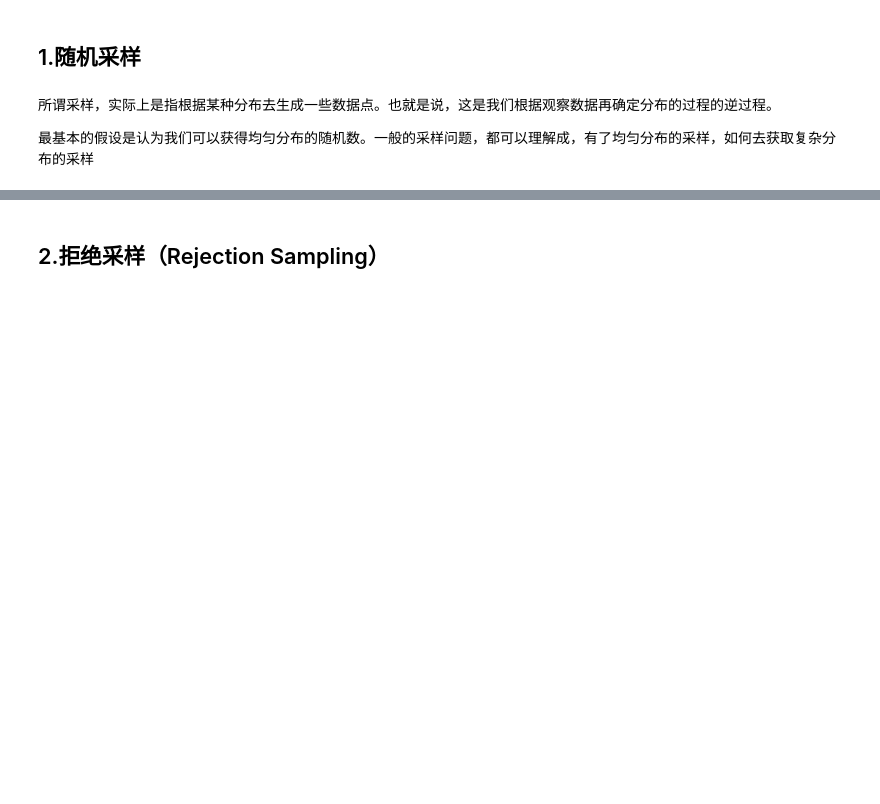
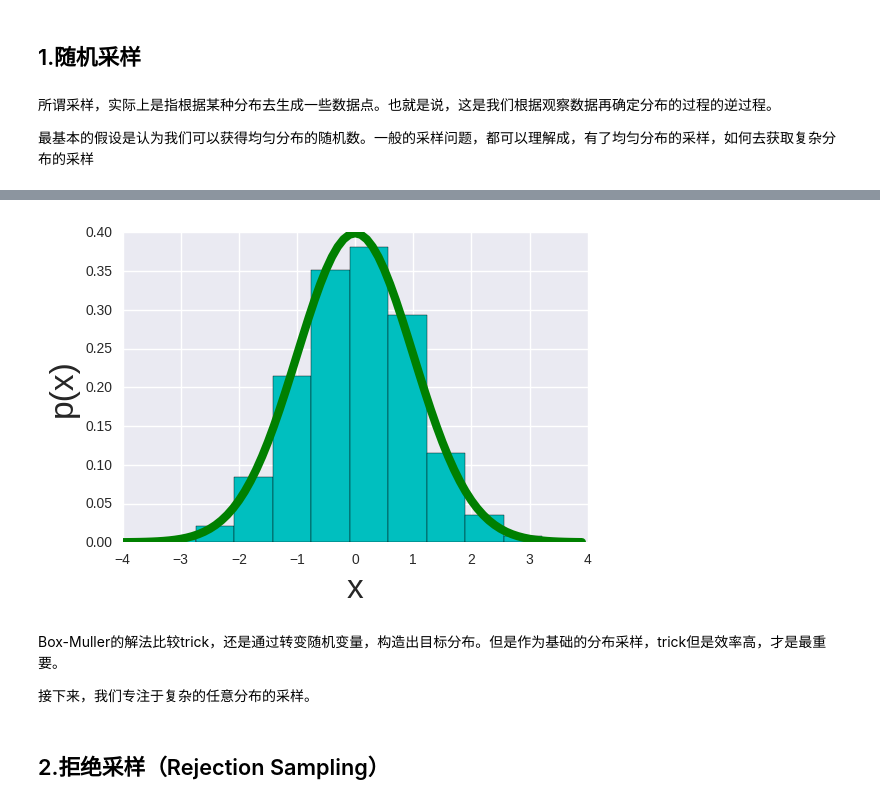
Before and after one commit to applenob/machine_learning_basic, a Jupyter notebook: 1_MCMC.ipynb, the cells around one changed output, grey strips where cells are left out. Saved outputs shown, nothing was run; the diff lists cells and outputs as text; code cells hidden in the pictures; blank space fills up the shorter version.

```diff
--- a/1_MCMC.ipynb
+++ b/1_MCMC.ipynb
@@ -9,3 +12,48 @@
+# %%
+# Code from Chapter 14 of Machine Learning: An Algorithmic Perspective
+# by Stephen Marsland (http://seat.massey.ac.nz/personal/s.r.marsland/MLBook.html)
+
+# You are free to use, change, or redistribute the code in any way you wish for
+# non-commercial purposes, but please maintain the name of the original author.
+# This code comes with no warranty of any kind.
+
+# Stephen Marsland, 2008
+
+# The Box-Muller algorithm for constructing pseudo-random Gaussian-distributed numbers
+
+from pylab import *
+from numpy import *
+
+def boxmuller(n):
+
+    x = zeros((n,2))
+    y = zeros((n,2))
+
+    for i in range(n):
+        x[i,:] = array([2,2])
+        x2 = x[i,0]*x[i,0]+x[i,1]*x[i,1]
+        while (x2)>1:
+            x[i,:] = random.rand(2)*2-1
+            x2 = x[i,0]*x[i,0]+x[i,1]*x[i,1]
+
+        y[i,:] = x[i,:] * sqrt((-2*log(x2))/x2)
+
+    y = reshape(y,2*n,1)
+    return y
+
+y = boxmuller(1000)
+hist(y,normed=1,fc='c')
+x = arange(-4,4,0.1)
+plot(x,1/sqrt(2*pi)*exp(-0.5*x**2),'g',lw=6)
+xlabel('x',fontsize=24)
+ylabel('p(x)',fontsize=24)
+show()
+# %% [output]
+[figure, added]
+# %% [markdown]
+Box-Muller的解法比较trick，还是通过转变随机变量，构造出目标分布。但是作为基础的分布采样，trick但是效率高，才是最重要。
+
+接下来，我们专注于复杂的任意分布的采样。
 # %% [markdown]
 ## 2.拒绝采样（Rejection Sampling）
 # %% [markdown]
```
Also changed, not shown: parts of 14 cells of this notebook, 2 other files.
